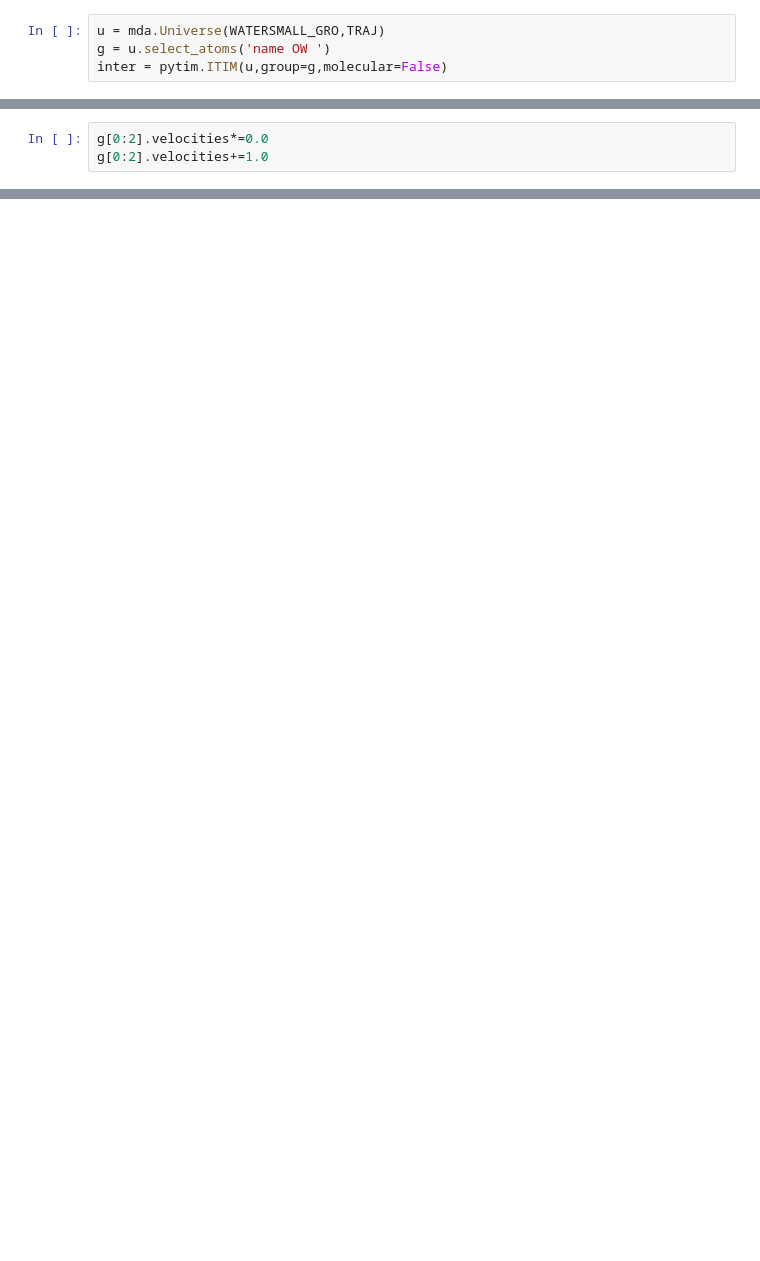
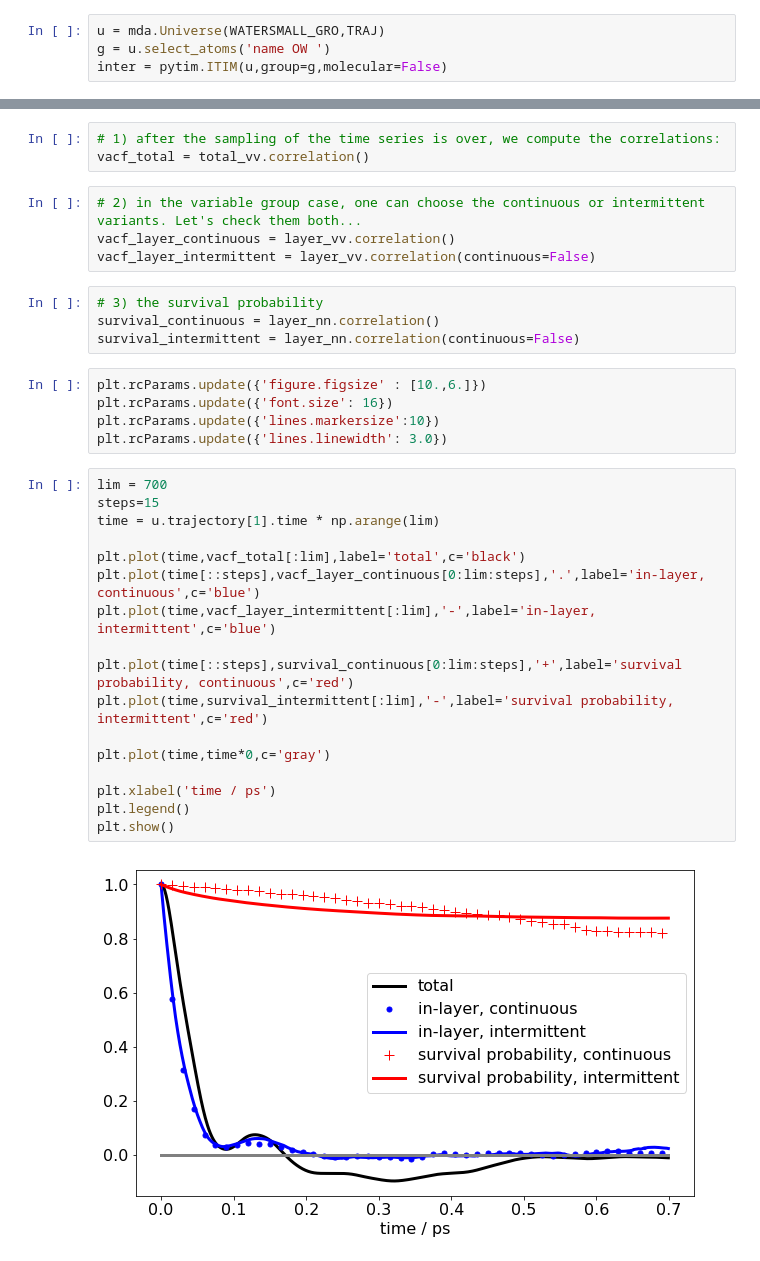
Before and after one commit to Marcello-Sega/pytim, a Jupyter notebook: notebooks/Time Correlations.ipynb, the cells around one changed output, grey strips where cells are left out. Cells and saved outputs as stored; diff of their text form; blank space fills up the shorter version.

Commit message:
fixed notebook on time correlation functions

```diff
--- a/notebooks/Time Correlations.ipynb
+++ b/notebooks/Time Correlations.ipynb
@@ -87,3 +28,0 @@ g[0:2]
-# %%
-g[0:2].velocities*=0.0
-g[0:2].velocities+=1.0
@@ -405,0 +57,35 @@ print np.cumsum(nn.maskseries,axis=0)/np.arange(nn.maskseries.sa)[::-1]
+# %%
+# 1) after the sampling of the time series is over, we compute the correlations:
+vacf_total = total_vv.correlation()
+# %%
+# 2) in the variable group case, one can choose the continuous or intermittent variants. Let's check them both...
+vacf_layer_continuous = layer_vv.correlation()
+vacf_layer_intermittent = layer_vv.correlation(continuous=False)
+# %%
+# 3) the survival probability
+survival_continuous = layer_nn.correlation()
+survival_intermittent = layer_nn.correlation(continuous=False)
+# %%
+plt.rcParams.update({'figure.figsize' : [10.,6.]})
+plt.rcParams.update({'font.size': 16})
+plt.rcParams.update({'lines.markersize':10})
+plt.rcParams.update({'lines.linewidth': 3.0})
+# %%
+lim = 700
+steps=15
+time = u.trajectory[1].time * np.arange(lim)
+
+plt.plot(time,vacf_total[:lim],label='total',c='black')
+plt.plot(time[::steps],vacf_layer_continuous[0:lim:steps],'.',label='in-layer, continuous',c='blue')
+plt.plot(time,vacf_layer_intermittent[:lim],'-',label='in-layer, intermittent',c='blue')
+
+plt.plot(time[::steps],survival_continuous[0:lim:steps],'+',label='survival probability, continuous',c='red')
+plt.plot(time,survival_intermittent[:lim],'-',label='survival probability, intermittent',c='red')
+
+plt.plot(time,time*0,c='gray')
+
+plt.xlabel('time / ps')
+plt.legend()
+plt.show()
+# %% [output]
+[figure, added]
```
Also changed, not shown: parts of 60 cells of this notebook.
